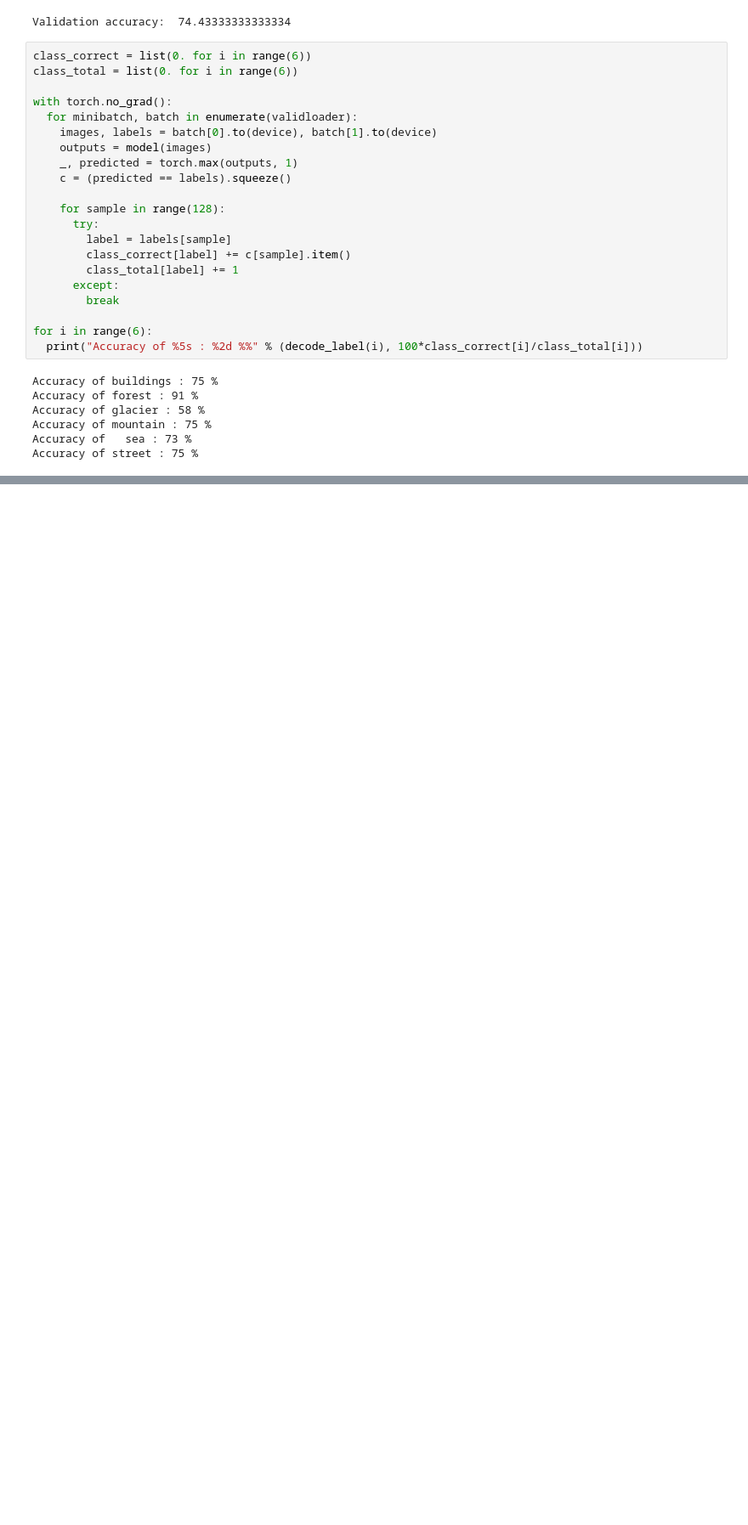
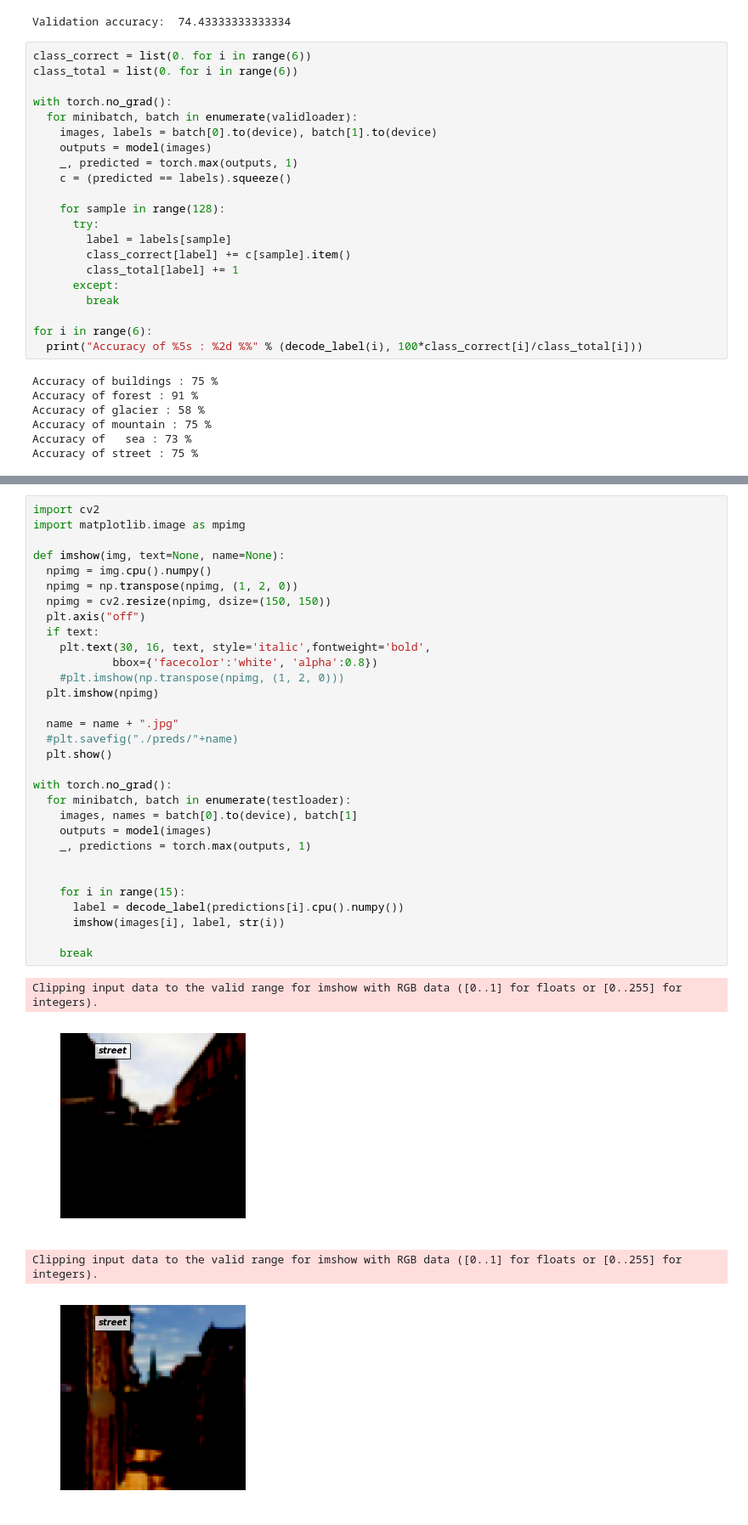
Before and after one commit to betogaona7/Natural_Scenes_Classification, a Jupyter notebook: ImageScene.ipynb, the cells around one changed output, grey strips where cells are left out. Shown: that part at 85% size. Cells and saved outputs as stored; diff of their text form; blank space fills up the shorter version.

```diff
--- a/ImageScene.ipynb
+++ b/ImageScene.ipynb
@@ -235,0 +308,36 @@ Accuracy of street : 75 %
+# %%
+import cv2
+import matplotlib.image as mpimg
+
+def imshow(img, text=None, name=None):
+  npimg = img.cpu().numpy()
+  npimg = np.transpose(npimg, (1, 2, 0))
+  npimg = cv2.resize(npimg, dsize=(150, 150))
+  plt.axis("off")
+  if text:
+    plt.text(30, 16, text, style='italic',fontweight='bold',
+            bbox={'facecolor':'white', 'alpha':0.8})
+    #plt.imshow(np.transpose(npimg, (1, 2, 0)))
+  plt.imshow(npimg)
+
+  name = name + ".jpg"
+  #plt.savefig("./preds/"+name)
+  plt.show()
+
+with torch.no_grad():
+  for minibatch, batch in enumerate(testloader):
+    images, names = batch[0].to(device), batch[1]
+    outputs = model(images)
+    _, predictions = torch.max(outputs, 1)
+
+
+    for i in range(15):
+      label = decode_label(predictions[i].cpu().numpy())
+      imshow(images[i], label, str(i))
+
+    break
+# %% [output]
+Clipping input data to the valid range for imshow with RGB data ([0..1] for floats or [0..255] for integers).
+[figure, added]
+Clipping input data to the valid range for imshow with RGB data ([0..1] for floats or [0..255] for integers).
+[figure, added]
```
Also changed, not shown: parts of 18 cells of this notebook.
